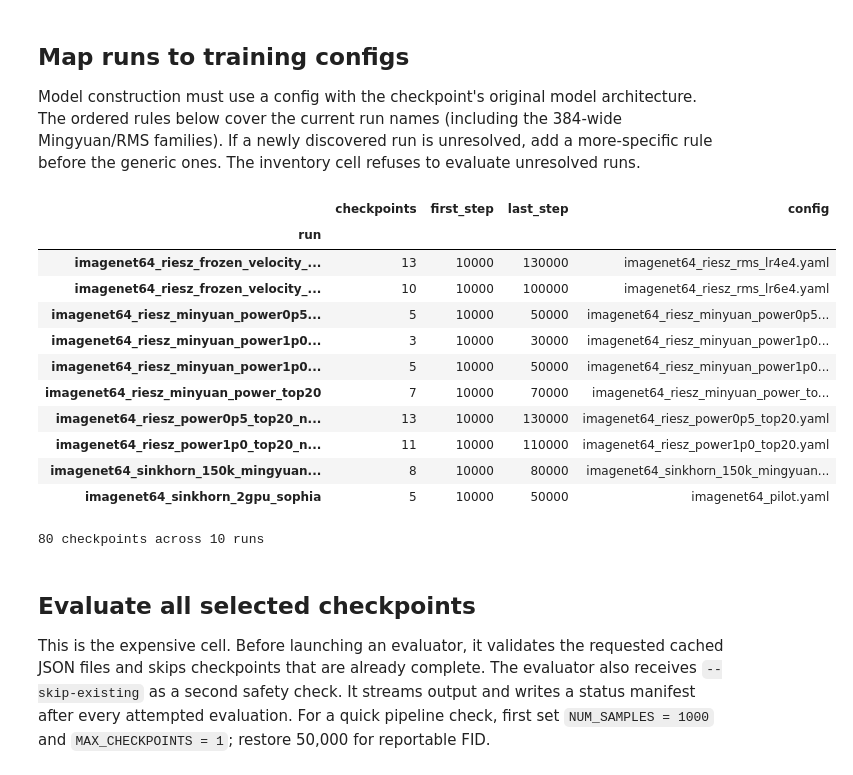
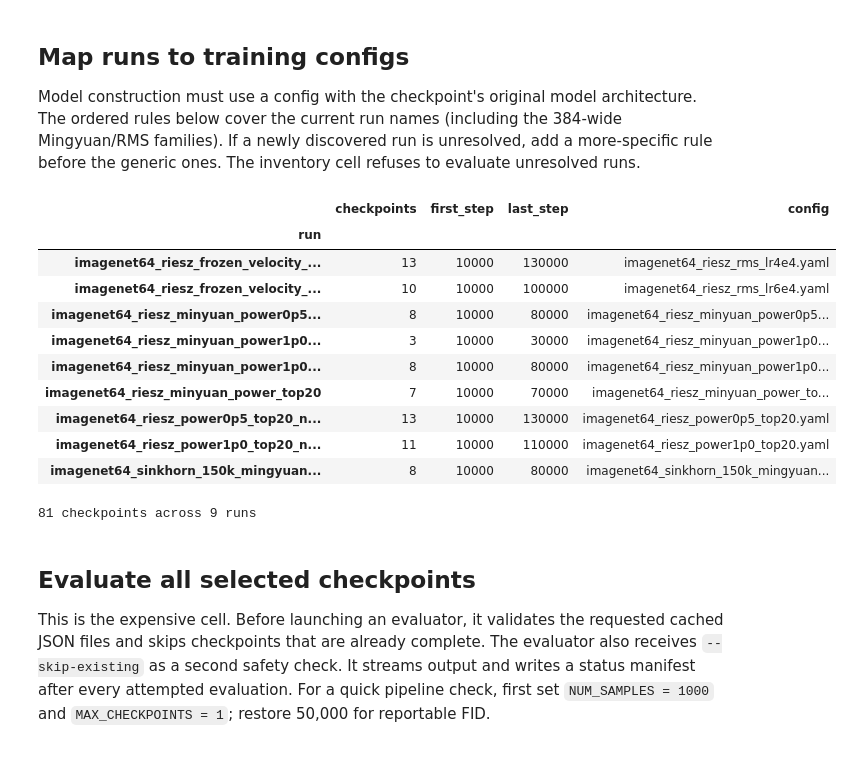
Before and after one commit to hudsonchen/riesz_flow_hudson, a Jupyter notebook: notebooks/fid_imagenet64.ipynb, the cells around one changed output. Drawn from its saved outputs; the diff is of its cells as text; code cells hidden in the pictures.

```diff
--- a/notebooks/fid_imagenet64.ipynb
+++ b/notebooks/fid_imagenet64.ipynb
@@ -47,6 +47,7 @@ FID_REF = ""             # blank => utils.env.IMAGENET64_FID_NPZ
 RUN_NAME_REGEX = r"^imagenet64_"
 EXCLUDED_RUNS = {
     # Clearly underperforming/obsolete variants; do not evaluate or plot them.
+    "imagenet64_sinkhorn_2gpu_sophia",
     "imagenet64_direct_riesz_no_support_const_lr_ps_1",
     "imagenet64_riesz_saved_support_mingyuan_const_ps_1",
     "imagenet64_sliced_riesz_frozen_velocity_rms_ps_1",
@@ -93,7 +94,6 @@ CONFIG_ALIASES = [
     (r"^imagenet64_riesz_minyuan_power1p0_top16$", SOPHIA_REPO / "configs/gen/imagenet64_riesz_minyuan_power1p0_top16.yaml"),
     (r"^imagenet64_riesz_minyuan_power1p0_top8$", SOPHIA_REPO / "configs/gen/imagenet64_riesz_minyuan_power1p0_top8.yaml"),
     (r"^imagenet64_riesz_minyuan_power_top20$", SOPHIA_REPO / "configs/gen/imagenet64_riesz_minyuan_power_top20.yaml"),
-    (r"^imagenet64_sinkhorn_2gpu_sophia$", SOPHIA_REPO / "configs/gen/imagenet64_pilot.yaml"),
     (r"matern32.*(?:rms|frozen_velocity).*lr4e4", "configs/gen/imagenet64_matern32_rms_lr4e4.yaml"),
     (r"sliced_riesz.*(?:frozen_velocity|fresh_support).*lr4e4", "configs/gen/imagenet64_sliced_riesz_rms_lr4e4.yaml"),
     (r"sliced_riesz.*frozen_velocity.*lr6e4", "configs/gen/imagenet64_sliced_riesz_rms_lr6e4.yaml"),
@@ -150,42 +150,41 @@ def discover_inventory() -> pd.DataFrame:
             if step > 0 and step % STEP_INTERVAL == 0:
                 rows.append({
                     "run": run_dir.name,
                     "step": step,
                     "checkpoint": checkpoint.resolve(),
                     "config": config,
                 })
     return pd.DataFrame(rows).sort_values(["run", "step"]).reset_index(drop=True)
 
 inventory = discover_inventory()
 if inventory.empty:
     raise RuntimeError(f"No checkpoints divisible by {STEP_INTERVAL:,} found under {RUNS_ROOT}")
 
 bad_configs = inventory[inventory["config"].map(lambda p: p is None or not p.is_file())]
 summary = inventory.groupby("run").agg(checkpoints=("step", "size"), first_step=("step", "min"), last_step=("step", "max"), config=("config", lambda values: values.iloc[0].name if values.iloc[0] is not None else "<unmapped>"))
 display(summary)
 print(f"{len(inventory)} checkpoints across {inventory['run'].nunique()} runs")
 if not bad_configs.empty:
     display(bad_configs[["run", "config"]].drop_duplicates())
     raise RuntimeError("Resolve the config mappings above before evaluation")
 
 # Guard against accidentally loading an ImageNet-256 config.
 for config_path in inventory["config"].drop_duplicates():
     config_data = yaml.safe_load(config_path.read_text())
     assert int(config_data["dataset"]["resolution"]) == 64, config_path
 # %% [output]
 |  | checkpoints | first_step | last_step | config |
 | run |  |  |  |  |
 | imagenet64_riesz_frozen_velocity_... | 13 | 10000 | 130000 | imagenet64_riesz_rms_lr4e4.yaml |
 | imagenet64_riesz_frozen_velocity_... | 10 | 10000 | 100000 | imagenet64_riesz_rms_lr6e4.yaml |
-| imagenet64_riesz_minyuan_power0p5... | 5 | 10000 | 50000 | imagenet64_riesz_minyuan_power0p5... |
+| imagenet64_riesz_minyuan_power0p5... | 8 | 10000 | 80000 | imagenet64_riesz_minyuan_power0p5... |
 | imagenet64_riesz_minyuan_power1p0... | 3 | 10000 | 30000 | imagenet64_riesz_minyuan_power1p0... |
-| imagenet64_riesz_minyuan_power1p0... | 5 | 10000 | 50000 | imagenet64_riesz_minyuan_power1p0... |
+| imagenet64_riesz_minyuan_power1p0... | 8 | 10000 | 80000 | imagenet64_riesz_minyuan_power1p0... |
 | imagenet64_riesz_minyuan_power_top20 | 7 | 10000 | 70000 | imagenet64_riesz_minyuan_power_to... |
 | imagenet64_riesz_power0p5_top20_n... | 13 | 10000 | 130000 | imagenet64_riesz_power0p5_top20.yaml |
 | imagenet64_riesz_power1p0_top20_n... | 11 | 10000 | 110000 | imagenet64_riesz_power1p0_top20.yaml |
 | imagenet64_sinkhorn_150k_mingyuan... | 8 | 10000 | 80000 | imagenet64_sinkhorn_150k_mingyuan... |
-| imagenet64_sinkhorn_2gpu_sophia | 5 | 10000 | 50000 | imagenet64_pilot.yaml |
-80 checkpoints across 10 runs
+81 checkpoints across 9 runs
 # %% [markdown]
 ## Evaluate all selected checkpoints
 
```
Also changed, not shown: parts of 3 cells of this notebook, 7 other files.
